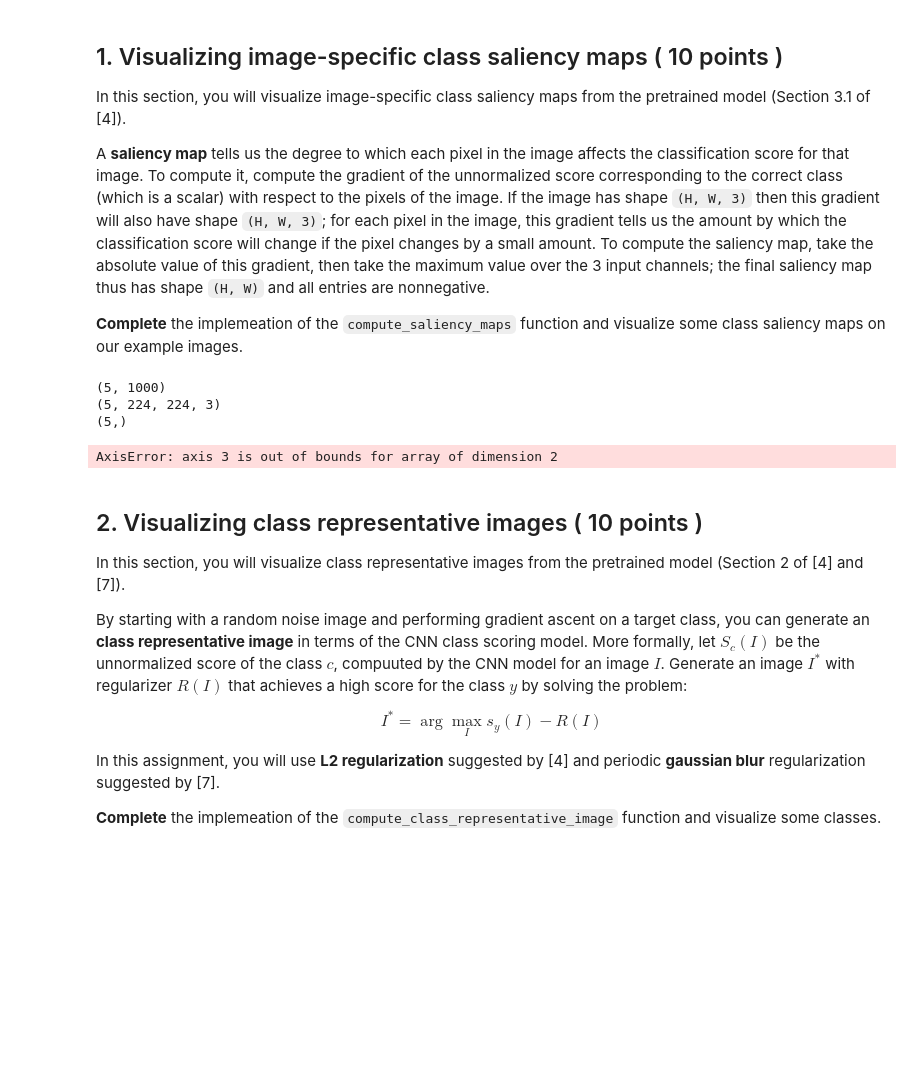
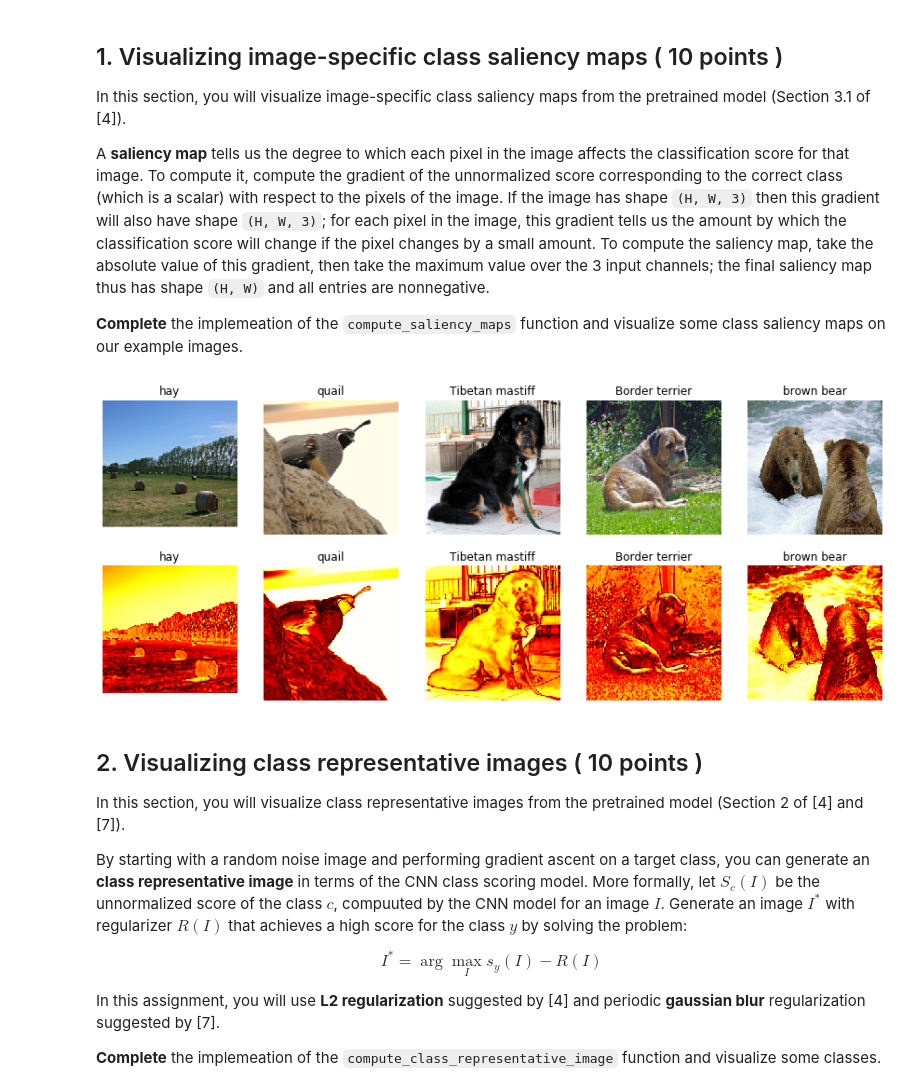
Before and after one commit to vanduc103/deep-learning-2019, a Jupyter notebook: Assignment2/Assignment2-3_Visualizing_CNN.ipynb, the cells around one changed output. Saved outputs shown, nothing was run; the diff lists cells and outputs as text; code cells hidden in the pictures; blank space fills up the shorter version.

Commit message:
Saliency map code

```diff
--- a/Assignment2/Assignment2-3_Visualizing_CNN.ipynb
+++ b/Assignment2/Assignment2-3_Visualizing_CNN.ipynb
@@ -42,8 +42,8 @@ plt.rcParams['image.interpolation'] = 'nearest'
 plt.rcParams['image.cmap'] = 'gray'
 
 conf = tf.ConfigProto()
-conf.gpu_options.per_process_gpu_memory_fraction = 0.2
-os.environ['CUDA_VISIBLE_DEVICES'] = '-1'
+conf.gpu_options.per_process_gpu_memory_fraction = 0.8
+os.environ['CUDA_VISIBLE_DEVICES'] = '0'
 # %%
 X, Y, Class_names = load_ImageNet_val(num=5)
 print('Data shape ' + str(X.shape))
@@ -82,35 +82,30 @@ A **saliency map** tells us the degree to which each pixel in the image affects
 # %%
 def compute_saliency_maps(sess, model, X, Y):
     """ Compute a class saliency map using the model for images X and labels Y """
     ##############################################################################
     #                          IMPLEMENT YOUR CODE                               #
     ##############################################################################
     outputs = sess.run(model.outputs, feed_dict = {model.inputs: X, model.targets: Y})
-    print(outputs.shape)
-    print(X.shape)
-    print(Y.shape)
+    #print(outputs.shape)
+    #print(X.shape)
+    #print(Y.shape)
+    (N, H, W, C) = X.shape
     dw = np.zeros(X.shape)
-    N, H, W, C = X.shape
     saliency = np.zeros((N, H, W))
     for i in range(N):
         dw[i, :, :, :] = X[i, :, :, :] * (outputs[i, Y[i]] - 1)
     dw = np.absolute(dw)
-    for i in range(H):
-        for j in range(W):
-            saliency[:, i, j] = np.amax(dw[:, i, j, :], axis=3)
+    saliency = np.amax(dw, axis=3)
     #pass
     ##############################################################################
     #                             END OF YOUR CODE                               #
     ##############################################################################
     return saliency
 
 SaliencyMaps = compute_saliency_maps(sess, model, X, Y)
 plot_images(X, Y, Class_names, SaliencyMaps=SaliencyMaps)
 # %% [output]
-(5, 1000)
-(5, 224, 224, 3)
-(5,)
-AxisError: axis 3 is out of bounds for array of dimension 2
+[figure, added]
 # %% [markdown]
 ## <a name="2"></a> 2. Visualizing class representative images ( 10 points )
 
```
Also changed, not shown: parts of 1 cell of this notebook.
